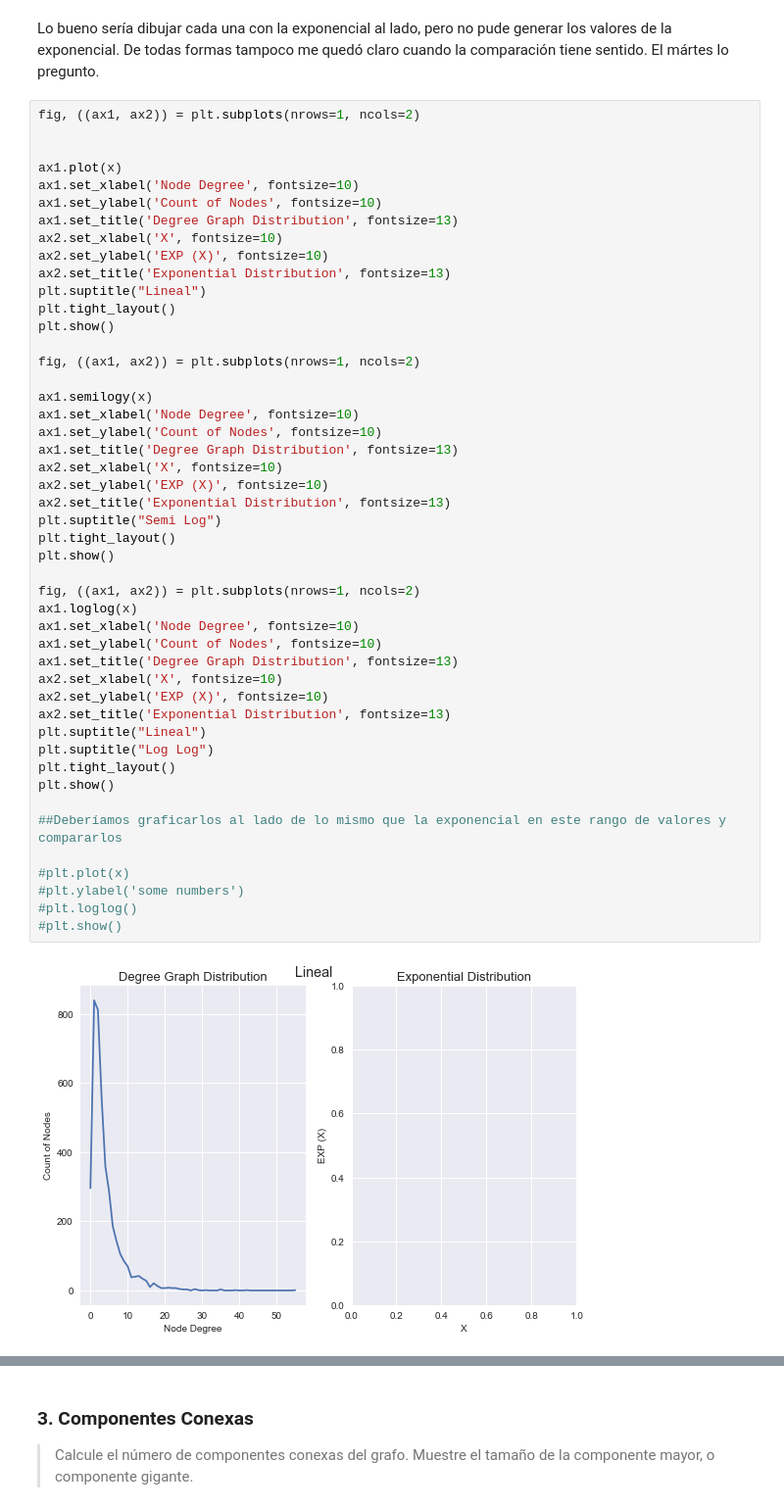
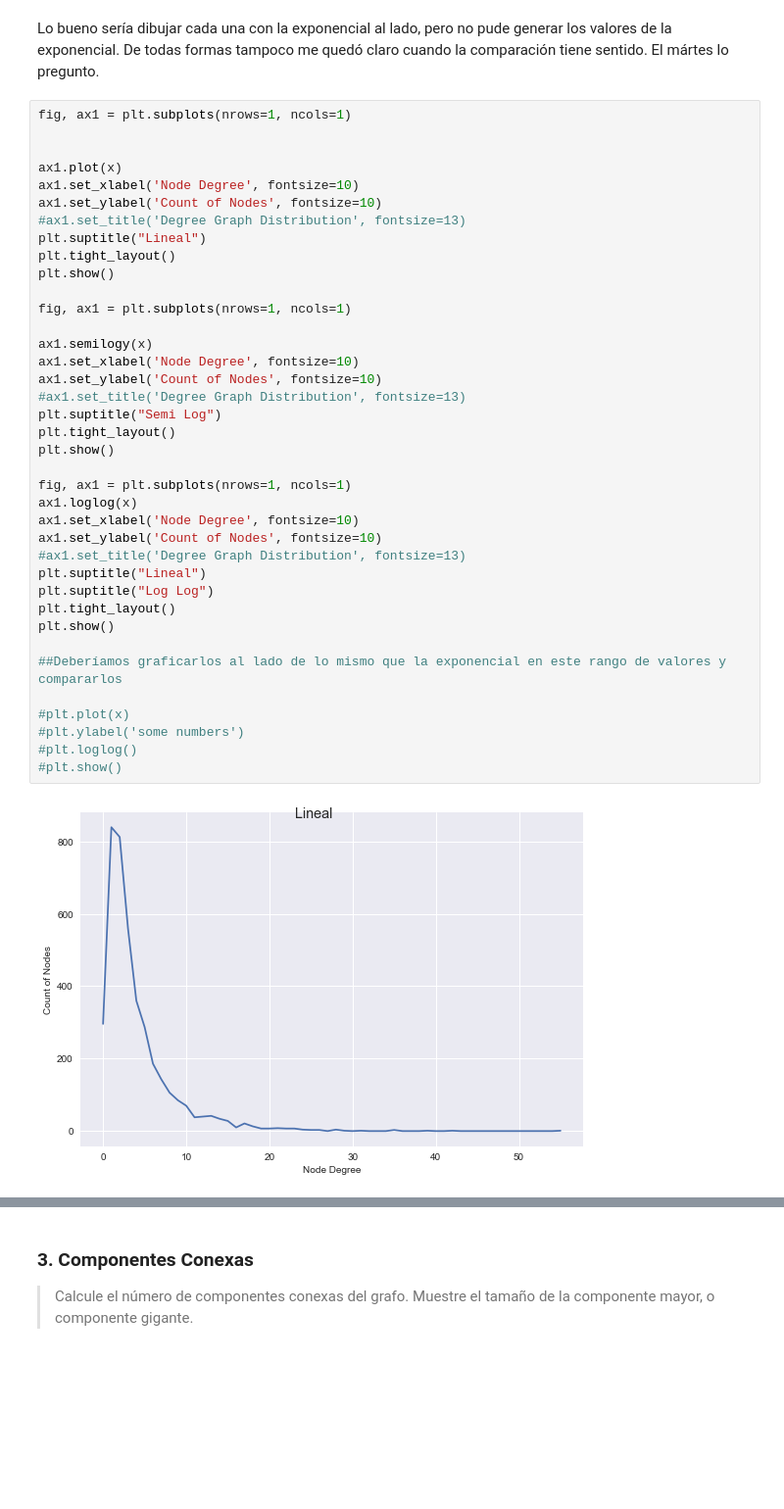
Before and after one commit to BrianBohe/DataScienceCourse, a Jupyter notebook: tp4/Untitled.ipynb, the cells around one changed output, grey strips where cells are left out. Shown at 98% size. Saved outputs shown, nothing was run; the diff lists cells and outputs as text; blank space fills up the shorter version.

```diff
--- a/tp4/Untitled.ipynb
+++ b/tp4/Untitled.ipynb
@@ -106,51 +107,42 @@ sns.plt.show()
 # %% [markdown]
 Lo bueno sería dibujar cada una con la exponencial al lado, pero no pude generar los valores de la exponencial. De todas formas tampoco me quedó claro cuando la comparación tiene sentido. El mártes lo pregunto.
 # %%
-fig, ((ax1, ax2)) = plt.subplots(nrows=1, ncols=2)
+fig, ax1 = plt.subplots(nrows=1, ncols=1)
 
 
 ax1.plot(x)
 ax1.set_xlabel('Node Degree', fontsize=10)
 ax1.set_ylabel('Count of Nodes', fontsize=10)
-ax1.set_title('Degree Graph Distribution', fontsize=13)
-ax2.set_xlabel('X', fontsize=10)
-ax2.set_ylabel('EXP (X)', fontsize=10)
-ax2.set_title('Exponential Distribution', fontsize=13)
+#ax1.set_title('Degree Graph Distribution', fontsize=13)
 plt.suptitle("Lineal")
 plt.tight_layout()
 plt.show()
 
-fig, ((ax1, ax2)) = plt.subplots(nrows=1, ncols=2)
+fig, ax1 = plt.subplots(nrows=1, ncols=1)
 
 ax1.semilogy(x)
 ax1.set_xlabel('Node Degree', fontsize=10)
 ax1.set_ylabel('Count of Nodes', fontsize=10)
-ax1.set_title('Degree Graph Distribution', fontsize=13)
-ax2.set_xlabel('X', fontsize=10)
-ax2.set_ylabel('EXP (X)', fontsize=10)
-ax2.set_title('Exponential Distribution', fontsize=13)
+#ax1.set_title('Degree Graph Distribution', fontsize=13)
 plt.suptitle("Semi Log")
 plt.tight_layout()
 plt.show()
 
-fig, ((ax1, ax2)) = plt.subplots(nrows=1, ncols=2)
+fig, ax1 = plt.subplots(nrows=1, ncols=1)
 ax1.loglog(x)
 ax1.set_xlabel('Node Degree', fontsize=10)
 ax1.set_ylabel('Count of Nodes', fontsize=10)
-ax1.set_title('Degree Graph Distribution', fontsize=13)
-ax2.set_xlabel('X', fontsize=10)
-ax2.set_ylabel('EXP (X)', fontsize=10)
-ax2.set_title('Exponential Distribution', fontsize=13)
+#ax1.set_title('Degree Graph Distribution', fontsize=13)
 plt.suptitle("Lineal")
 plt.suptitle("Log Log")
 plt.tight_layout()
 plt.show()
 
 ##Deberíamos graficarlos al lado de lo mismo que la exponencial en este rango de valores y compararlos
 
 #plt.plot(x)
 #plt.ylabel('some numbers')
 #plt.loglog()
 #plt.show()
 # %% [output]
-[figure, old version]
+[figure, new version]
```
Also changed, not shown: parts of 3 cells of this notebook.
